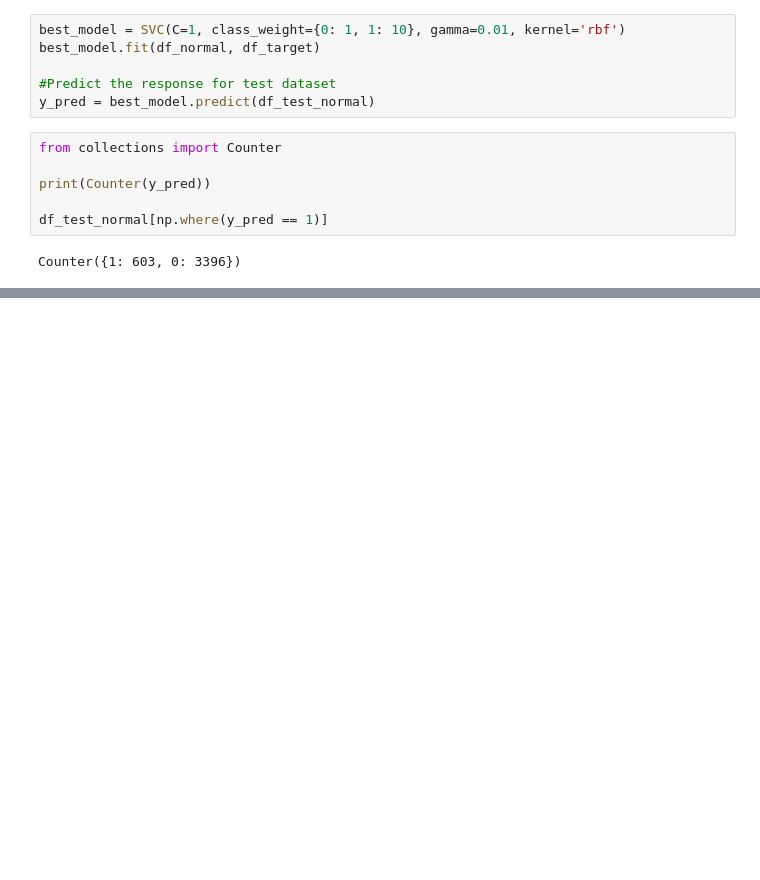
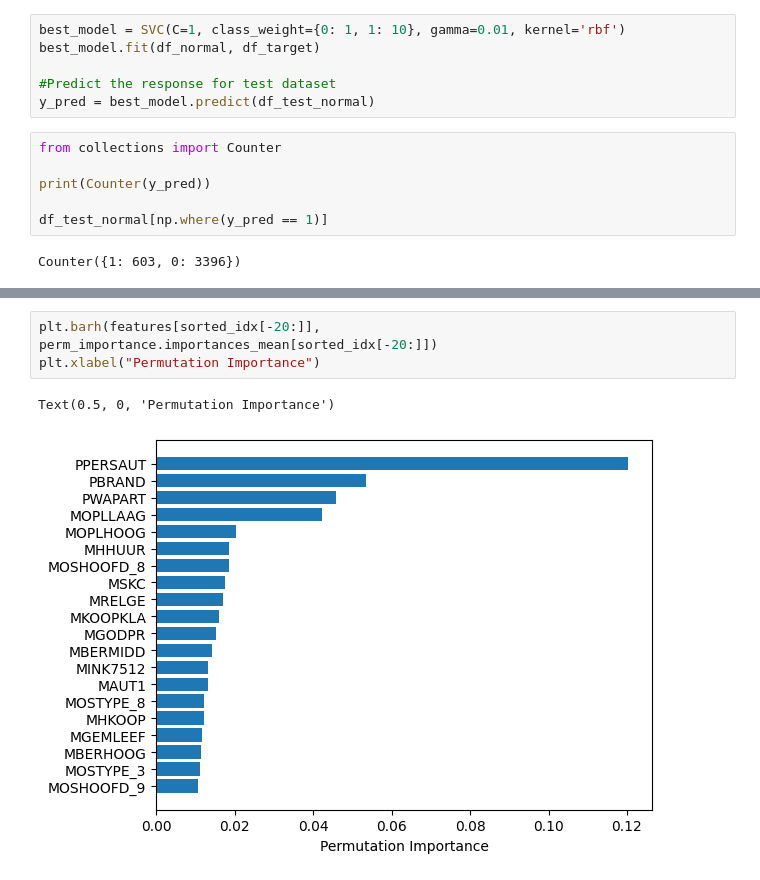
Before and after one commit to TamaraAtanasoska/IDA-Final-Project, a Jupyter notebook: project.ipynb, the cells around one changed output, grey strips where cells are left out. Drawn from its saved outputs; the diff is of its cells as text; blank space fills up the shorter version.

```diff
--- a/project.ipynb
+++ b/project.ipynb
@@ -737,0 +740,6 @@ plt.xlabel("Permutation Importance")
+# %%
+plt.barh(features[sorted_idx[-20:]], perm_importance.importances_mean[sorted_idx[-20:]])
+plt.xlabel("Permutation Importance")
+# %% [output]
+Text(0.5, 0, 'Permutation Importance')
+[figure, added]
```
Also changed, not shown: parts of 3 cells of this notebook, 1 other file.
